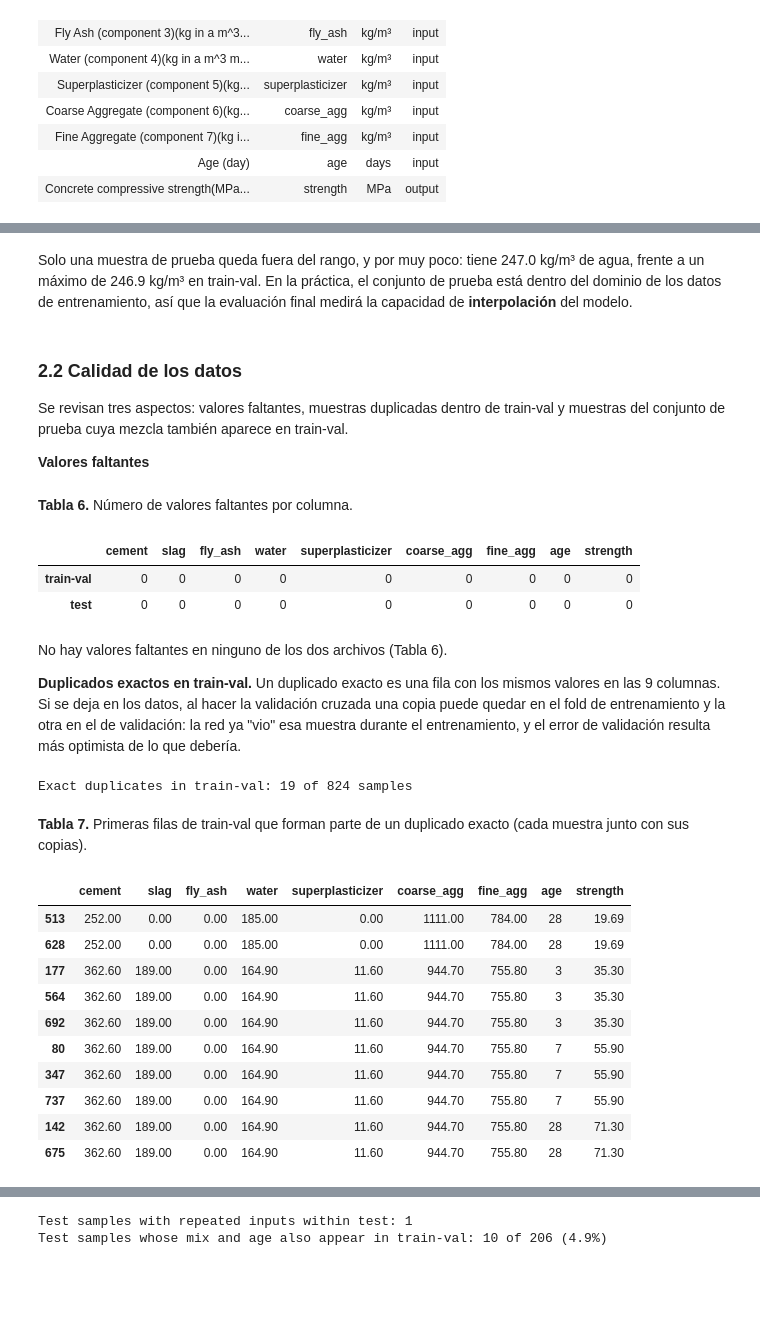
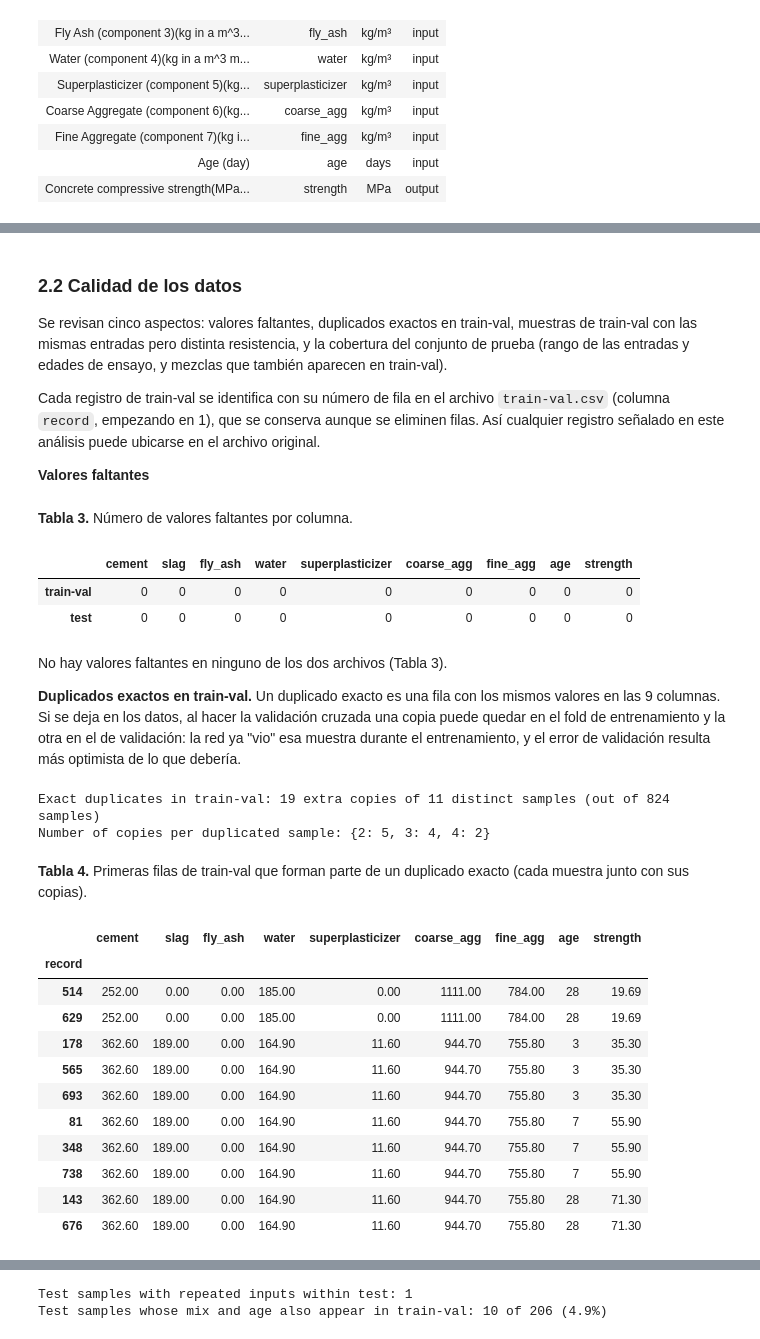
Before and after one commit to 25adiaz-apps/phd-civil-ualberta, a Jupyter notebook: machine-learning/assignment-4/question-1-concrete-strength.ipynb, the cells around one changed output, grey strips where cells are left out. Cells and saved outputs as stored; diff of their text form; code cells hidden in the pictures; blank space fills up the shorter version.

```diff
--- a/machine-learning/assignment-4/question-1-concrete-strength.ipynb
+++ b/machine-learning/assignment-4/question-1-concrete-strength.ipynb
@@ -128,6 +132,10 @@ assert list(train_val_raw.columns) == list(test_raw.columns)
 # Replace the long original names with the short ones (by position)
 train_val_df = train_val_raw.set_axis(COLUMNS, axis=1)
 test_df = test_raw.set_axis(COLUMNS, axis=1)
+
+# Number each train-val record by its position in the file (1 = first data row), so that every
+# record can be traced back to train-val.csv even after some rows are removed
+train_val_df.index = pd.RangeIndex(1, len(train_val_df) + 1, name="record")
 
 print(f"train-val: {train_val_df.shape[0]} samples, {train_val_df.shape[1]} columns")
 print(f"test:      {test_df.shape[0]} samples, {test_df.shape[1]} columns")
@@ -231,45 +167,50 @@ show_table(input_ranges, 5,
-# %% [markdown]
-Solo una muestra de prueba queda fuera del rango, y por muy poco: tiene 247.0 kg/m³ de agua, frente a un máximo de 246.9 kg/m³ en train-val. En la práctica, el conjunto de prueba está dentro del dominio de los datos de entrenamiento, así que la evaluación final medirá la capacidad de **interpolación** del modelo.
 # %% [markdown]
 ### 2.2 Calidad de los datos
 
-Se revisan tres aspectos: valores faltantes, muestras duplicadas dentro de train-val y muestras del conjunto de prueba cuya mezcla también aparece en train-val.
+Se revisan cinco aspectos: valores faltantes, duplicados exactos en train-val, muestras de train-val con las mismas entradas pero distinta resistencia, y la cobertura del conjunto de prueba (rango de las entradas y edades de ensayo, y mezclas que también aparecen en train-val).
+
+Cada registro de train-val se identifica con su número de fila en el archivo `train-val.csv` (columna `record`, empezando en 1), que se conserva aunque se eliminen filas. Así cualquier registro señalado en este análisis puede ubicarse en el archivo original.
 
 **Valores faltantes**
 # %%
 missing_values = pd.DataFrame({"train-val": train_val_df.isna().sum(),
                                "test": test_df.isna().sum()}).T
-show_table(missing_values, 6, "Número de valores faltantes por columna.")
+show_table(missing_values, 3, "Número de valores faltantes por columna.")
 # %% [output]
-**Tabla 6.** Número de valores faltantes por columna.
+**Tabla 3.** Número de valores faltantes por columna.
 |  | cement | slag | fly_ash | water | superplasticizer | coarse_agg | fine_agg | age | strength |
 | train-val | 0 | 0 | 0 | 0 | 0 | 0 | 0 | 0 | 0 |
 | test | 0 | 0 | 0 | 0 | 0 | 0 | 0 | 0 | 0 |
 # %% [markdown]
-No hay valores faltantes en ninguno de los dos archivos (Tabla 6).
+No hay valores faltantes en ninguno de los dos archivos (Tabla 3).
 
 **Duplicados exactos en train-val.** Un duplicado exacto es una fila con los mismos valores en las 9 columnas. Si se deja en los datos, al hacer la validación cruzada una copia puede quedar en el fold de entrenamiento y la otra en el de validación: la red ya "vio" esa muestra durante el entrenamiento, y el error de validación resulta más optimista de lo que debería.
 # %%
 # Exact duplicates: identical values in all 9 columns
 is_duplicate = train_val_df.duplicated(keep="first")
-print(f"Exact duplicates in train-val: {is_duplicate.sum()} of {len(train_val_df)} samples")
+duplicate_groups = train_val_df[train_val_df.duplicated(keep=False)].groupby(COLUMNS).size()
+print(f"Exact duplicates in train-val: {is_duplicate.sum()} extra copies of "
+      f"{len(duplicate_groups)} distinct samples (out of {len(train_val_df)} samples)")
+print(f"Number of copies per duplicated sample: {duplicate_groups.value_counts().sort_index().to_dict()}")
 
 # First rows involved in duplication (each original together with its copies)
-show_table(train_val_df[train_val_df.duplicated(keep=False)].sort_values(COLUMNS).head(10), 7,
+show_table(train_val_df[train_val_df.duplicated(keep=False)].sort_values(COLUMNS).head(10), 4,
            "Primeras filas de train-val que forman parte de un duplicado exacto "
            "(cada muestra junto con sus copias).")
 # %% [output]
-Exact duplicates in train-val: 19 of 824 samples
+Exact duplicates in train-val: 19 extra copies of 11 distinct samples (out of 824 samples)
+Number of copies per duplicated sample: {2: 5, 3: 4, 4: 2}
-**Tabla 7.** Primeras filas de train-val que forman parte de un duplicado exacto (cada muestra junto con sus copias).
+**Tabla 4.** Primeras filas de train-val que forman parte de un duplicado exacto (cada muestra junto con sus copias).
 |  | cement | slag | fly_ash | water | superplasticizer | coarse_agg | fine_agg | age | strength |
-| 513 | 252.00 | 0.00 | 0.00 | 185.00 | 0.00 | 1111.00 | 784.00 | 28 | 19.69 |
-| 628 | 252.00 | 0.00 | 0.00 | 185.00 | 0.00 | 1111.00 | 784.00 | 28 | 19.69 |
-| 177 | 362.60 | 189.00 | 0.00 | 164.90 | 11.60 | 944.70 | 755.80 | 3 | 35.30 |
-| 564 | 362.60 | 189.00 | 0.00 | 164.90 | 11.60 | 944.70 | 755.80 | 3 | 35.30 |
-| 692 | 362.60 | 189.00 | 0.00 | 164.90 | 11.60 | 944.70 | 755.80 | 3 | 35.30 |
-| 80 | 362.60 | 189.00 | 0.00 | 164.90 | 11.60 | 944.70 | 755.80 | 7 | 55.90 |
-| 347 | 362.60 | 189.00 | 0.00 | 164.90 | 11.60 | 944.70 | 755.80 | 7 | 55.90 |
-| 737 | 362.60 | 189.00 | 0.00 | 164.90 | 11.60 | 944.70 | 755.80 | 7 | 55.90 |
-| 142 | 362.60 | 189.00 | 0.00 | 164.90 | 11.60 | 944.70 | 755.80 | 28 | 71.30 |
-| 675 | 362.60 | 189.00 | 0.00 | 164.90 | 11.60 | 944.70 | 755.80 | 28 | 71.30 |
+| record |  |  |  |  |  |  |  |  |  |
+| 514 | 252.00 | 0.00 | 0.00 | 185.00 | 0.00 | 1111.00 | 784.00 | 28 | 19.69 |
+| 629 | 252.00 | 0.00 | 0.00 | 185.00 | 0.00 | 1111.00 | 784.00 | 28 | 19.69 |
+| 178 | 362.60 | 189.00 | 0.00 | 164.90 | 11.60 | 944.70 | 755.80 | 3 | 35.30 |
+| 565 | 362.60 | 189.00 | 0.00 | 164.90 | 11.60 | 944.70 | 755.80 | 3 | 35.30 |
+| 693 | 362.60 | 189.00 | 0.00 | 164.90 | 11.60 | 944.70 | 755.80 | 3 | 35.30 |
+| 81 | 362.60 | 189.00 | 0.00 | 164.90 | 11.60 | 944.70 | 755.80 | 7 | 55.90 |
+| 348 | 362.60 | 189.00 | 0.00 | 164.90 | 11.60 | 944.70 | 755.80 | 7 | 55.90 |
+| 738 | 362.60 | 189.00 | 0.00 | 164.90 | 11.60 | 944.70 | 755.80 | 7 | 55.90 |
+| 143 | 362.60 | 189.00 | 0.00 | 164.90 | 11.60 | 944.70 | 755.80 | 28 | 71.30 |
+| 676 | 362.60 | 189.00 | 0.00 | 164.90 | 11.60 | 944.70 | 755.80 | 28 | 71.30 |
 # %% [markdown]
```
Also changed, not shown: parts of 44 cells of this notebook.
